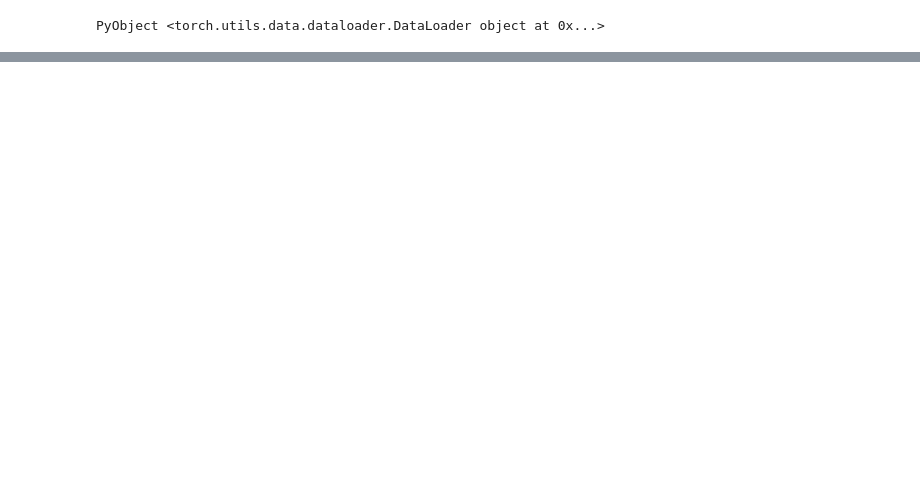
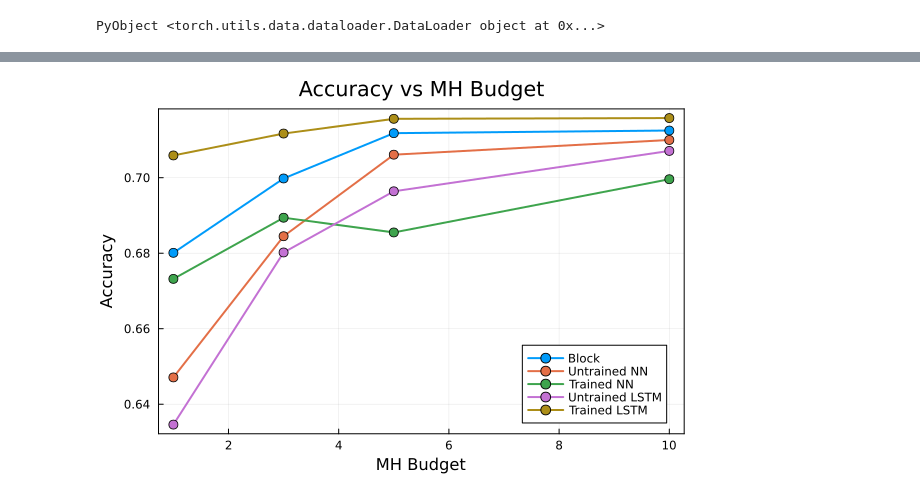
Before and after one commit to felixk29/compile_inference, a Jupyter notebook: simple_neural_proposal.ipynb, the cells around one changed output, grey strips where cells are left out. Saved outputs shown, nothing was run; the diff lists cells and outputs as text; code cells hidden in the pictures; blank space fills up the shorter version.

```diff
--- a/simple_neural_proposal.ipynb
+++ b/simple_neural_proposal.ipynb
@@ -598,0 +626,24 @@ P(A | B=1, J=1, M=1) ≈ 0.97
+# %%
+
+mh_budgets = [1, 3, 5, 10]
+test_budget = 10000
+test_data = generate_data(burglar_model, test_budget, chance)
+
+
+inferene_procedures = [
+    ("Block", block_resimulation_burglar, nothing),
+    ("Untrained NN", nn_resimulation_burglar, untrained_nn),
+    ("Trained NN", nn_resimulation_burglar, trained_nn),
+    ("Untrained LSTM", lstm_resimulation_burglar, untrained_lstm),
+    ("Trained LSTM", lstm_resimulation_burglar, trained_lstm)]
+
+results = []
+for (name, inference, network) in inferene_procedures
+    procedure_results = []
+    for budget in mh_budgets
+        println("Running experiment for $name with budget $budget")
+        acc = accuracy(burglar_model, test_data, inference, network, budget, chance)
+        push!(procedure_results, acc)
+    end
+    push!(results, procedure_results)
+end
@@ -598,0 +671,7 @@ P(A | B=1, J=1, M=1) ≈ 0.97
+# %%
+
+# plot the results
+plot(mh_budgets, results, xlabel="MH Budget", ylabel="Accuracy", label=["Block" "Untrained NN" "Trained NN" "Untrained LSTM" "Trained LSTM"],
+legend=:bottomright, title="Accuracy vs MH Budget", markershape=:circle, markersize=5, markercolor=:auto, linewidth=2, framestyle=:box)
+# %% [output]
+[figure, added]
```
Also changed, not shown: parts of 30 cells of this notebook.
